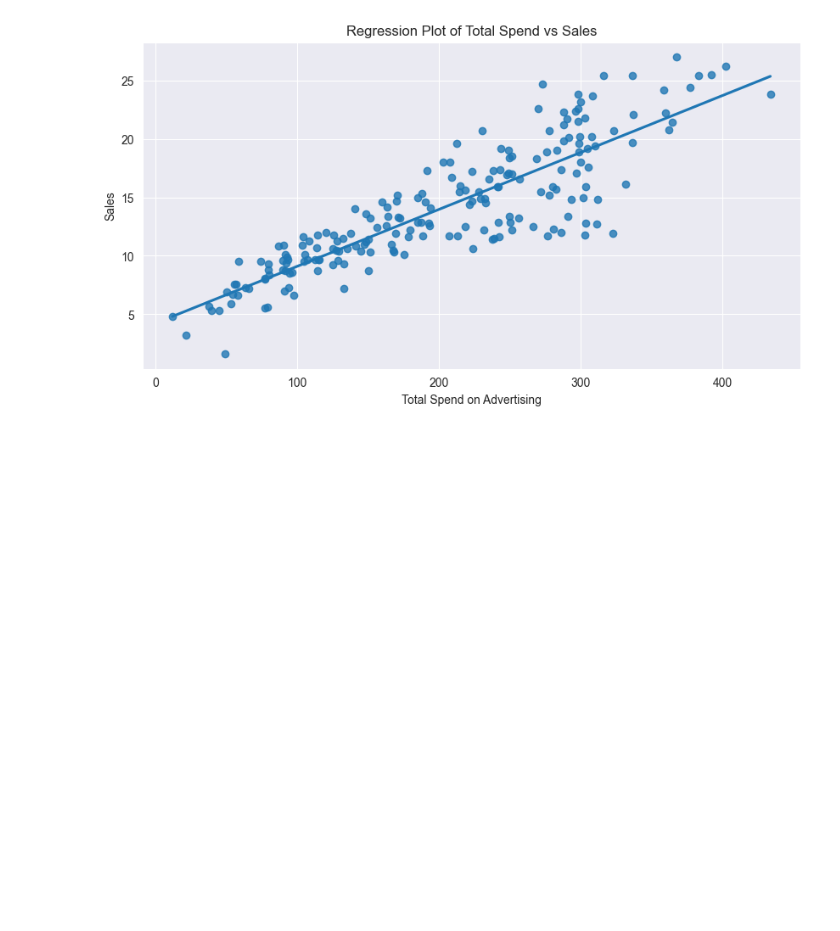
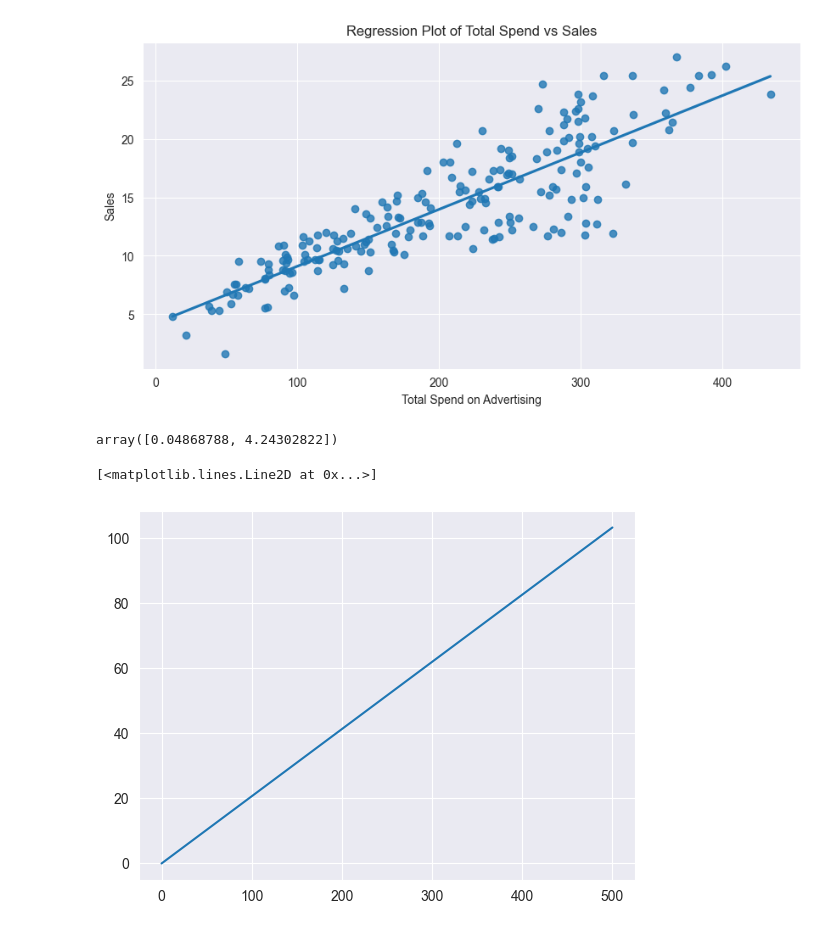
Before and after one commit to ZygimantasB/data_science_ml_learning, a Jupyter notebook: Section 10 Linear Regression/Remember 1/00-Intro-to-Simple-Linear-Regression.ipynb, the cells around one changed output. Drawn from its saved outputs; the diff is of its cells as text; code cells hidden in the pictures; blank space fills up the shorter version.

```diff
--- a/Section 10 Linear Regression/Remember 1/1 liner_regresion.ipynb
+++ b/Section 10 Linear Regression/Remember 1/00-Intro-to-Simple-Linear-Regression.ipynb
@@ -60,3 +60,17 @@ plt.show()
 # %%
 X = df['total_spend']
 y = df['sales']
+# %%
+np.polyfit(X,y,1)
+# %% [output]
+array([0.04868788, 4.24302822])
+# %%
+potential_spend = np.linspace(0,500,100)
+# %%
+# y = mx + b
+predicted_sales =  0.04868788*potential_spend + 4.24302822
+# %%
+plt.plot(potential_spend,predicted_sales)
+# %% [output]
+[<matplotlib.lines.Line2D at 0x...>]
+[figure, added]
```
Also changed, not shown: parts of 8 cells of this notebook.
